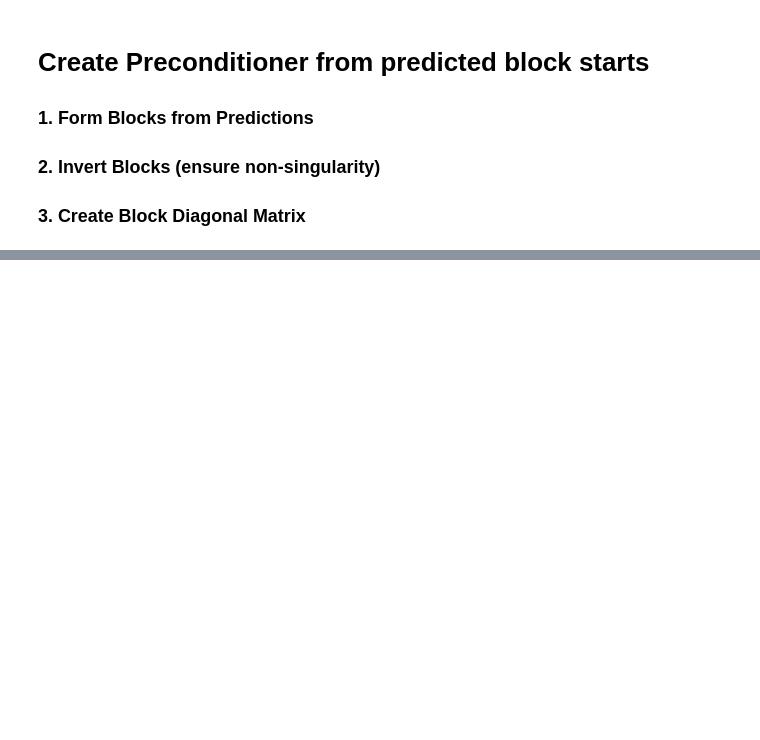
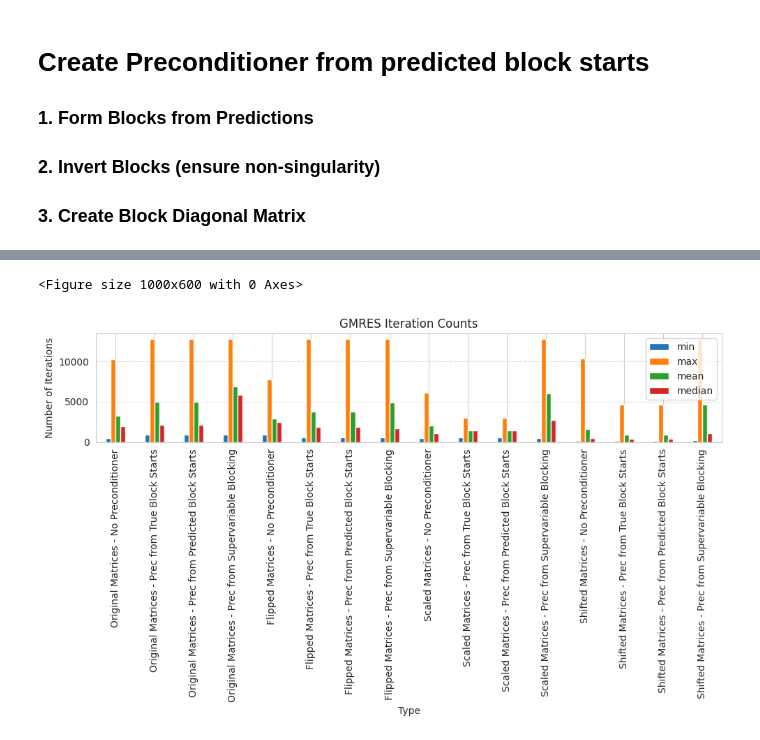
Before and after one commit to 24io/opencampus-ai-project, a Jupyter notebook: testrun.ipynb, the cells around one changed output, grey strips where cells are left out. Cells and saved outputs as stored; diff of their text form; code cells hidden in the pictures; blank space fills up the shorter version.

```diff
--- a/testrun.ipynb
+++ b/testrun.ipynb
@@ -357,0 +337,29 @@ Relative residual:
+# %%
+importlib.reload(prec)
+
+# Solve without precodntitioner
+input_matrices_list = [
+    ('Original Matrices', A_original),
+    ('Flipped Matrices', A_flipped),
+    ('Scaled Matrices', A_minmax),
+    ('Shifted Matrices', A_shifted)
+]
+preconditioners_list = [
+    ('No Preconditioner', None),
+    ('Prec from True Block Starts', precs_true),
+    ('Prec from Predicted Block Starts', precs_cnn),
+    ('Prec from Supervariable Blocking', precs_sv)
+]
+
+results = []
+
+for input_name, input_matrices in input_matrices_list:
+    for prec_name, preconditioner_source in preconditioners_list:
+        print(f"Solving {input_name} with {prec_name}")
+        x, info, iters, residuals = prec.solve_with_gmres_monitored(input_matrices, b, preconditioner_source)
+
+        results.append({
+            'Matrix Type': input_name,
+            'Preconditioner Type': prec_name,
+            'Iterations': iters
+        })
@@ -358 +474,16 @@ Relative residual:
+# %%
+# Calculate statistics for iteration counts
+def iter_stats(iters):
+    return {
+        'min': np.min(iters),
+        'max': np.max(iters),
+        'mean': np.mean(iters),
+        'median': np.median(iters)
+    }
+
+# print stats
+results_df = pd.DataFrame(results)
+# %% [output]
+<Figure size 1000x600 with 0 Axes>
+[figure, added]
 # %%
```
Also changed, not shown: parts of 29 cells of this notebook.
